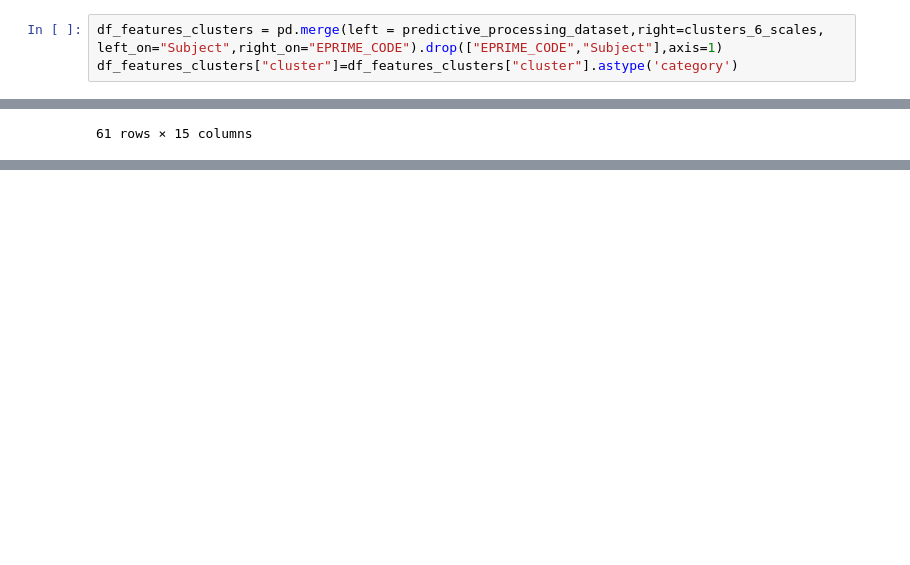
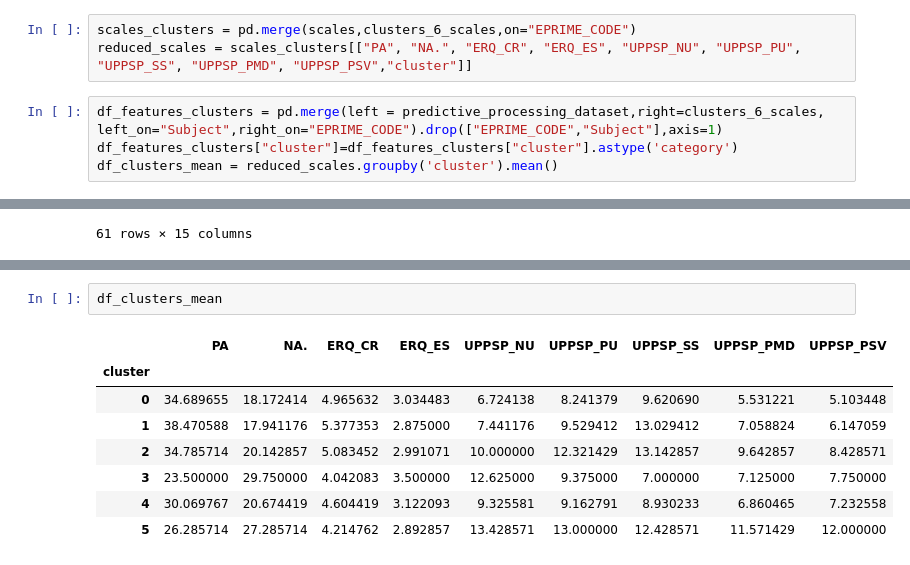
Before and after one commit to ManuIluro22/CasLAB-Predictive-Processing, a Jupyter notebook: Clustering_Predictive_Processing/Distributional_Analysis.ipynb, the cells around one changed output, grey strips where cells are left out. Drawn from its saved outputs; the diff is of its cells as text; blank space fills up the shorter version.

```diff
--- a/Clustering_Predictive_Processing/Distributional_Analysis.ipynb
+++ b/Clustering_Predictive_Processing/Distributional_Analysis.ipynb
@@ -594,6 +707,10 @@ Metric: MSSB_DES
 # %%
 clusters_6_scales = pd.read_csv("subject_ids_with_clusters_all_cases_common_scales_6_clusters.csv")
 clusters_6_scales = clusters_6_scales[["EPRIME_CODE","cluster"]]
+# %%
+scales_clusters = pd.merge(scales,clusters_6_scales,on="EPRIME_CODE")
+reduced_scales = scales_clusters[["PA", "NA.", "ERQ_CR", "ERQ_ES", "UPPSP_NU", "UPPSP_PU", "UPPSP_SS", "UPPSP_PMD", "UPPSP_PSV","cluster"]]
 # %%
 df_features_clusters = pd.merge(left = predictive_processing_dataset,right=clusters_6_scales, left_on="Subject",right_on="EPRIME_CODE").drop(["EPRIME_CODE","Subject"],axis=1)
 df_features_clusters["cluster"]=df_features_clusters["cluster"].astype('category')
+df_clusters_mean = reduced_scales.groupby('cluster').mean()
@@ -666,0 +833,11 @@ results_df[results_df["P-value"]<0.051]
+# %%
+df_clusters_mean
+# %% [output]
+|  | PA | NA. | ERQ_CR | ERQ_ES | UPPSP_NU | UPPSP_PU | UPPSP_SS | UPPSP_PMD | UPPSP_PSV |
+| cluster |  |  |  |  |  |  |  |  |  |
+| 0 | 34.689655 | 18.172414 | 4.965632 | 3.034483 | 6.724138 | 8.241379 | 9.620690 | 5.531221 | 5.103448 |
+| 1 | 38.470588 | 17.941176 | 5.377353 | 2.875000 | 7.441176 | 9.529412 | 13.029412 | 7.058824 | 6.147059 |
+| 2 | 34.785714 | 20.142857 | 5.083452 | 2.991071 | 10.000000 | 12.321429 | 13.142857 | 9.642857 | 8.428571 |
+| 3 | 23.500000 | 29.750000 | 4.042083 | 3.500000 | 12.625000 | 9.375000 | 7.000000 | 7.125000 | 7.750000 |
+| 4 | 30.069767 | 20.674419 | 4.604419 | 3.122093 | 9.325581 | 9.162791 | 8.930233 | 6.860465 | 7.232558 |
+| 5 | 26.285714 | 27.285714 | 4.214762 | 2.892857 | 13.428571 | 13.000000 | 12.428571 | 11.571429 | 12.000000 |
```
Also changed, not shown: parts of 31 cells of this notebook.
